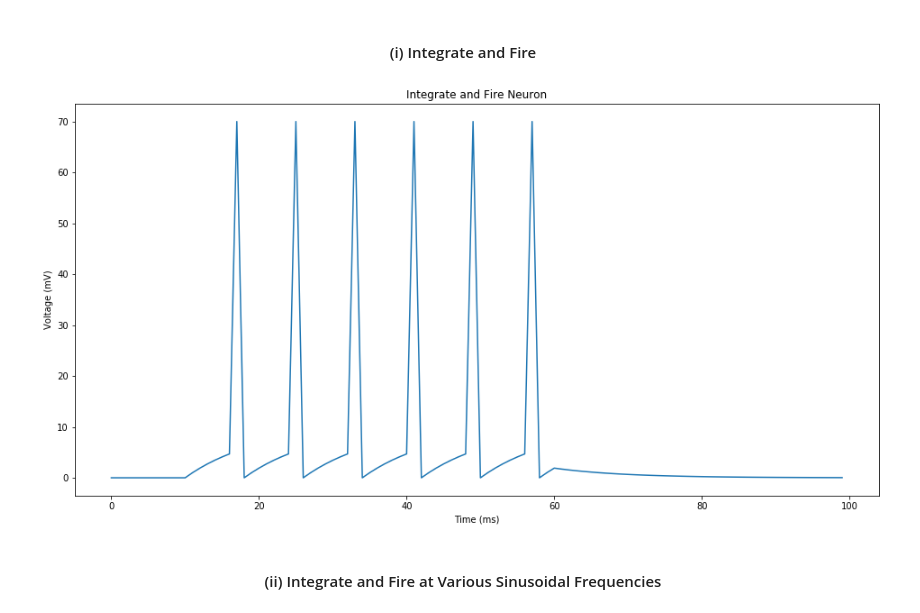
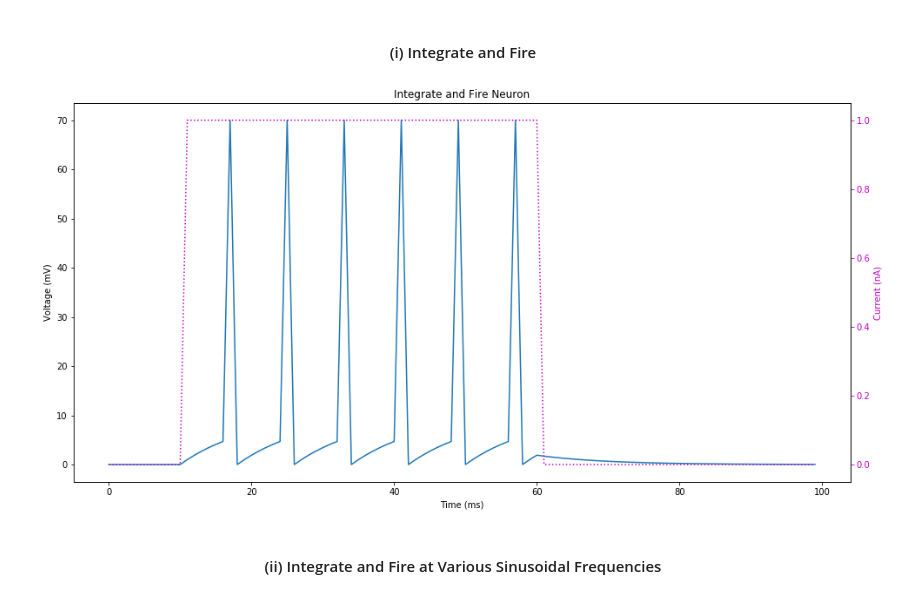
Before and after one commit to vanandrew/BME572, a Jupyter notebook: HW1/Problem2.ipynb, the cells around one changed output. Saved outputs shown, nothing was run; the diff lists cells and outputs as text; code cells hidden in the pictures.

```diff
--- a/HW1/Problem2.ipynb
+++ b/HW1/Problem2.ipynb
@@ -184,35 +184,35 @@ def run_model(model, title, iterations=100, show_input=False, create_legend=Fals
         ax2.tick_params('y', colors='m')
 
         # Loop through each key and plot
         for key in model.plot_store:
             ax1.plot(time, model.plot_store[key], label=key)
 
         # Plot current
         ax2.plot(time, model.cg.I_vals, 'm:', label='Input')
 
         # create legend if set
         if create_legend:
             ax1.legend()
     else:
         # Loop through each key and plot
         for key in model.plot_store:
             plt.plot(time, model.plot_store[key], label=key)
         # Label Axes
         plt.xlabel('Time (ms)')
         plt.ylabel('Voltage (mV)')
 
         # create legend if set
         if create_legend:
             plt.legend()
 
     # set title and show plots
     plt.title(title)
     plt.show()
 
 # create integrate and fire model with defaults and run model
-run_model(IntegrateAndFire(), 'Integrate and Fire Neuron')
+run_model(IntegrateAndFire(), 'Integrate and Fire Neuron', show_input=True)
 # %% [output]
-[figure, old version]
+[figure, new version]
 # %% [markdown]
 <h4><center>(ii) Integrate and Fire at Various Sinusoidal Frequencies</center></h4>
 # %%
```
Also changed, not shown: parts of 5 cells of this notebook, 2 other files.
